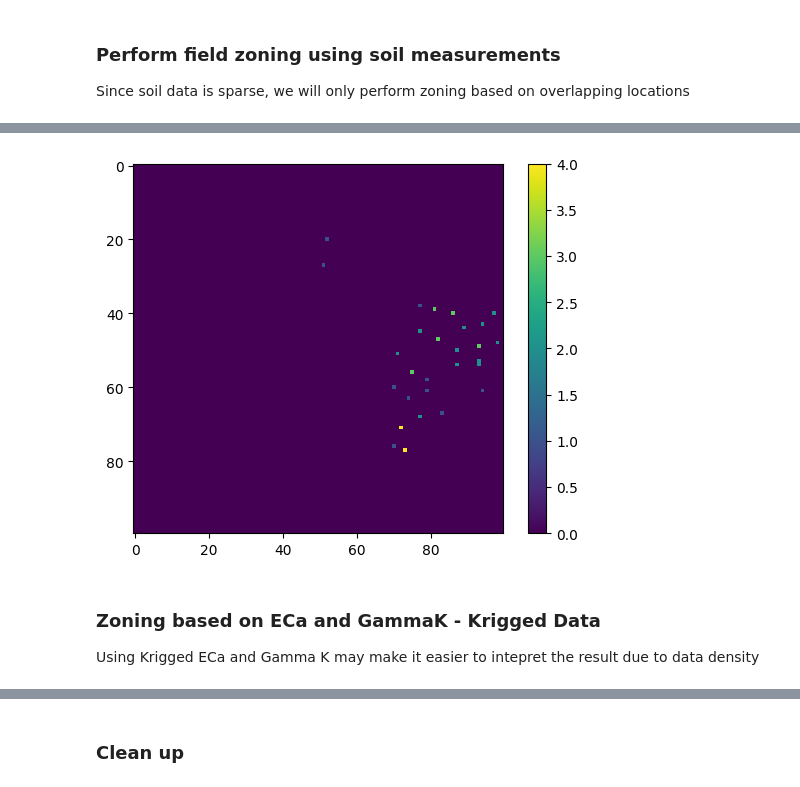
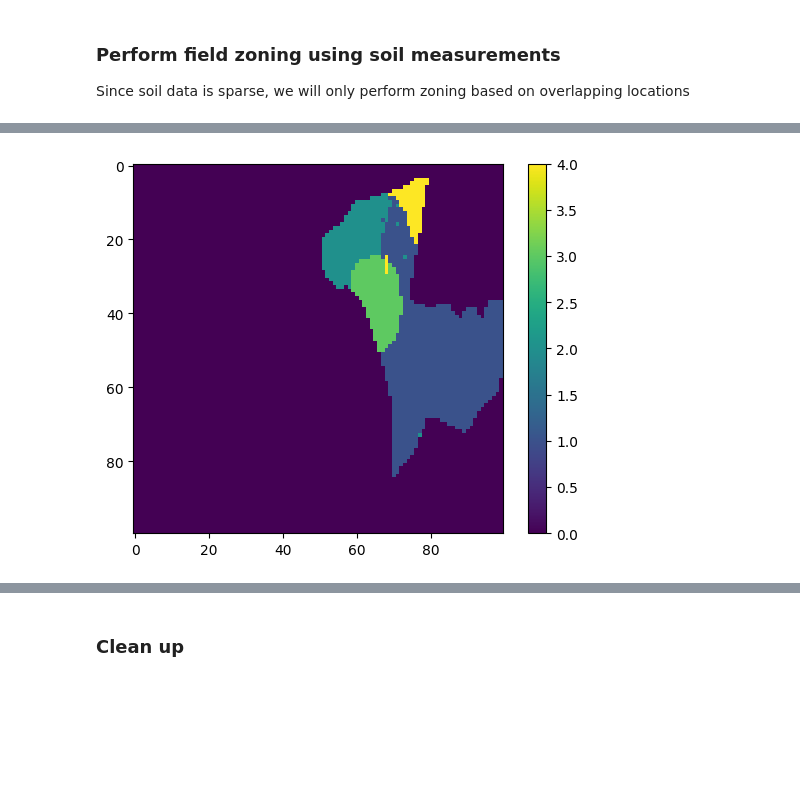
Before and after one commit to aus-plant-phenomics-network/mccn-case-studies, a Jupyter notebook: Case 7/MCCN-CASE 7 scenario 1.ipynb, the cells around one changed output, grey strips where cells are left out. Cells and saved outputs as stored; diff of their text form; code cells hidden in the pictures; blank space fills up the shorter version.

```diff
--- a/Case 7/MCCN-CASE 7 scenario 1.ipynb
+++ b/Case 7/MCCN-CASE 7 scenario 1.ipynb
@@ -121,4 +121,0 @@ proc_ds["eca"].plot(x="x", y="y", col="time", col_wrap=3)
-# %%
-## Visualising other variables
-for var in proc_ds.data_vars.keys():
-    proc_ds[var].plot(x="x", y="y", col="time", col_wrap=3)
@@ -124,0 +124,22 @@ for var in proc_ds.data_vars.keys():
+# %%
+import pykrige
+import xarray as xr
+
+krig_var = ["pH", "EC", "Sand", "Silt", "Clay", "ECa", "GammaK"]
+mask = proc_ds.sel(time="2025-01-01")["eca"] > 0
+for var in krig_var:
+    grid = np.array([(proc_ds['x'].values[i], proc_ds['y'].values[j], proc_ds[var].values[0, i, j])
+        for i in range(len(proc_ds['x']))
+        for j in range(len(proc_ds['y']))
+        if proc_ds[var].values[0, i, j] > 0
+        ])
+    if len(grid) != 0:
+        model = pykrige.ok.OrdinaryKriging(grid[:,0], grid[:,1], grid[:,2], "exponential")
+        krigged_var, _ = model.execute("grid", proc_ds["x"].values, proc_ds["y"].values)
+        krigged = np.stack([krigged_var.data] * len(proc_ds["time"]), axis=0)
+        proc_ds["Krigged_" + var] = xr.DataArray(krigged, coords={"time": proc_ds["time"],"y": proc_ds["y"], "x": proc_ds["x"]})
+        proc_ds["Krigged_" + var] = proc_ds["Krigged_" + var].where(mask.squeeze(), 0)
+# %%
+plot_vars = ["Krigged_" + var for var in krig_var]
+for var in plot_vars:
+    proc_ds[var].plot(x="x", y="y", col="time", col_wrap=3)
@@ -131,5 +160,6 @@ mask = proc_ds["L1Boundary"].sel(time="2025-01-01") + proc_ds["L3Boundary"].sel(
 masked_ds = proc_ds.where(mask.squeeze() != 0, 0)
 # %%
 ## Visualising other variables
-for var in masked_ds.data_vars.keys():
+plot_vars = ["Krigged_" + var for var in krig_var]
+for var in plot_vars:
     masked_ds[var].plot(x="x", y="y", col="time", col_wrap=3)
@@ -174,26 +210,23 @@ plt.show()
 # %%
-variables = masked_ds[["pH", "EC", "Sand", "Silt", "Clay", "ECa", "GammaK"]].sel(time="2016-01-01")
-X = []
+variables = masked_ds[["Krigged_pH", "Krigged_EC", "Krigged_Sand", "Krigged_Silt", "Krigged_Clay", "Krigged_ECa", "Krigged_GammaK"]].sel(time="2016-01-01")
+x_grid, y_grid = np.meshgrid(masked_ds["x"].values, masked_ds["y"].values, indexing="ij")
+x_val = x_grid.reshape(-1,1) - x_grid.mean() / x_grid.std()
+y_val = y_grid.reshape(-1,1) - y_grid.mean() / y_grid.std()
+X = [x_val, y_val]
 # Preprocess variables
 for var in variables:
     values = variables[var].values[0,:,:].reshape(-1,1)
-    # Masked based on where yield data is present
-    values[sparse_data.reshape(-1,1) == 0] = 0
     # Perform standard scaling to avoid scaling influence
     mean = values[values != 0].mean()
     std = values[values != 0].std()
     X.append((values - mean)/std)
 X = np.concat(X, axis=-1)
 
 # Cluster
 clusterer = KMeans(n_clusters=5, random_state=10)
 cluster_labels = clusterer.fit_predict(X)
 plt.imshow(cluster_labels.reshape(100,100))
 plt.colorbar()
 plt.show()
 # %% [output]
-[figure, old version]
+[figure, new version]
-# %% [markdown]
-### Zoning based on ECa and GammaK - Krigged Data
-
-Using Krigged ECa and Gamma K may make it easier to intepret the result due to data density
```
Also changed, not shown: parts of 16 cells of this notebook, 3 other files.
